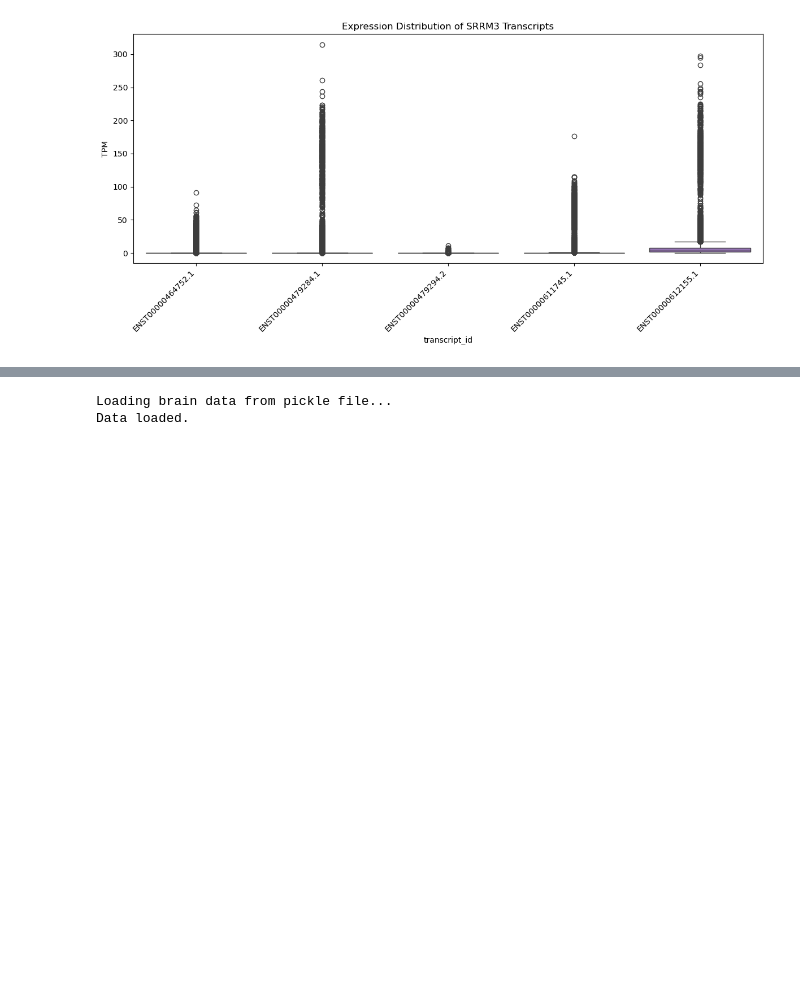
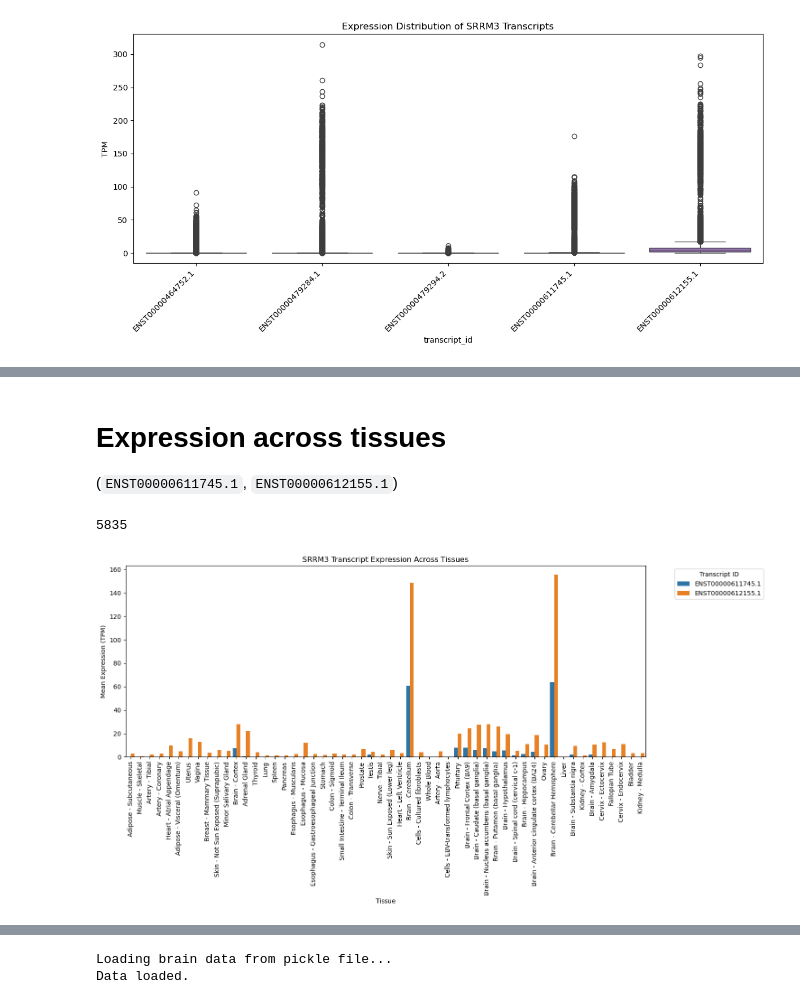
Before and after one commit to michal7kw/SRF_SRRM3, a Jupyter notebook: load_data.ipynb, the cells around one changed output, grey strips where cells are left out. Saved outputs shown, nothing was run; the diff lists cells and outputs as text; code cells hidden in the pictures; blank space fills up the shorter version.

```diff
--- a/load_data.ipynb
+++ b/load_data.ipynb
@@ -265,0 +417,4 @@ Mean expression: 2.50 TPM
+# %%
+# Create a mapping dictionary from sample ID to tissue type
+tissue_mapping = pd.Series(sample_attributes.SMTSD.values,
+                          index=sample_attributes.SAMPID).to_dict()
@@ -265,0 +457,3 @@ Mean expression: 2.50 TPM
+# %%
+# %% Apply the transformation
+expression_with_tissue = get_tissue_types(expression_df, sample_attributes)
@@ -265,0 +472,6 @@ Mean expression: 2.50 TPM
+# %% [markdown]
+# Expression across tissues
+(`ENST00000611745.1`, `ENST00000612155.1`)
+# %%
+# Define transcripts of interest
+transcripts_of_interest = ['ENST00000611745.1', 'ENST00000612155.1']
@@ -265,0 +507,27 @@ Mean expression: 2.50 TPM
+# %%
+gc.collect()
+# %% [output]
+5835
+# %%
+# Get tissue means
+transcript_expression = analyze_transcript_expression(expression_with_tissue, transcripts_of_interest)
+# %%
+# Create visualization
+plt.figure(figsize=(15, 8))
+sns.barplot(data=transcript_expression,
+           x='tissue_type',
+           y='mean',
+           hue='transcript_id',
+           errorbar='sd',
+           capsize=0.1,
+           saturation=0.8)
+
+plt.xticks(rotation=90)
+plt.xlabel('Tissue')
+plt.ylabel('Mean Expression (TPM)')
+plt.title('SRRM3 Transcript Expression Across Tissues')
+plt.legend(title='Transcript ID', bbox_to_anchor=(1.05, 1), loc='upper left')
+plt.tight_layout()
+plt.show()
+# %% [output]
+[figure, added]
```
Also changed, not shown: parts of 42 cells of this notebook, 1 other file.
